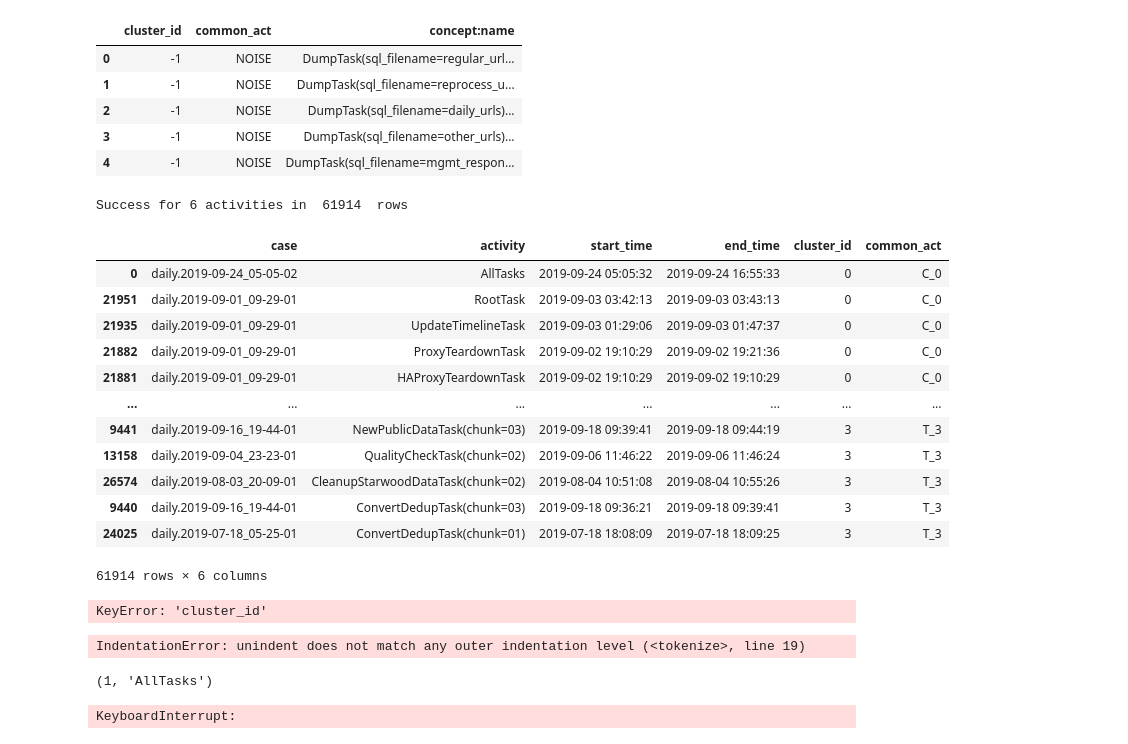
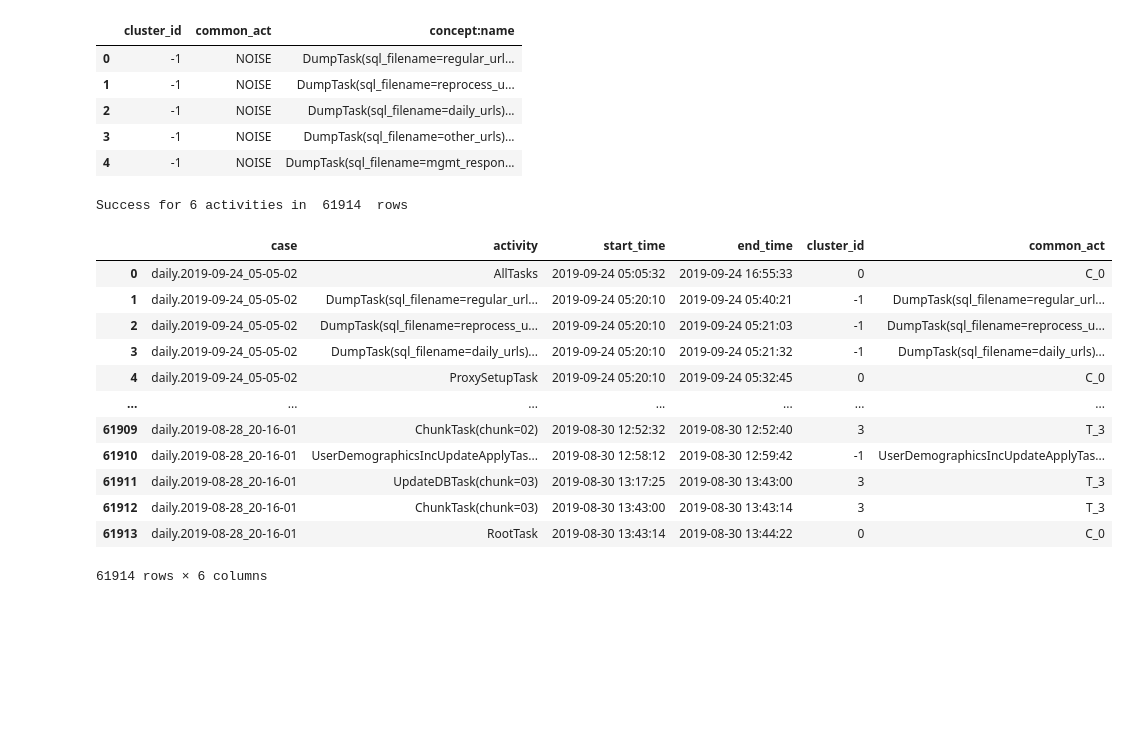
Before and after one commit to andreamalhera/perfSky, a Jupyter notebook: notebooks/activity_clustering.ipynb, the cells around one changed output. Cells and saved outputs as stored; diff of their text form; code cells hidden in the pictures; blank space fills up the shorter version.

Commit message:
Saves dbscan results

```diff
--- a/notebooks/activity_clustering.ipynb
+++ b/notebooks/activity_clustering.ipynb
@@ -464,7 +464,10 @@ No common activity for 50 activities in  61914  rows are empty.
 # DBSCAN
 # %%
 from sklearn.cluster import DBSCAN
-clustering = DBSCAN(eps=80, min_samples=10).fit(distance_matrix)
+MIN_SAMPLES = 10
+EPS=80
+
+clustering = DBSCAN(eps=EPS, min_samples=MIN_SAMPLES).fit(distance_matrix)
 clustered_obj = [a for a in clustering.labels_ if a > -1]
 print(len(clustered_obj))
 
@@ -553,77 +556,33 @@ new_names.head()
 # %%
 match = df.join(new_names.set_index('concept:name'),  on='concept:name')
 match.rename(columns={'case:concept:name':CASE_ID,
                    'concept:name':ACTIVITY_ID,
                    "time:timestamp": "start_timestamp"}, inplace=True)
 match = match[['case', 'activity', 'start_time',
        'end_time', 'cluster_id', 'common_act']]
 
 if len(match[match['common_act'].isnull()])==0:
     print("Success for",len(match['common_act'].unique()),"activities in ", len(match), " rows")
 
-match['start_time']=match['start_time'].apply(lambda x: str(x).split('+')[0])
-match['end_time']=match['end_time'].apply(lambda x: str(x).split('+')[0])
+match['start_time'] = match['start_time'].apply(lambda x: str(x).split('+')[0])
+match['end_time'] = match['end_time'].apply(lambda x: str(x).split('+')[0])
+match['common_act'] = match.apply(lambda x: x['activity'] if x['common_act']=='NOISE' else x['common_act'], axis=1)
 
-#match.to_csv("../../perfsky/data/clustered_agg_edit_"+str(N_CLUSTERS)+"_daily.csv", sep=";",index=False)
-match.sort_values(by='common_act')
+match.to_csv("../../perfsky/data/clustered_dbscan_"+DISTANCE+"_eps"+str(EPS)+"_ms"+str(MIN_SAMPLES)+"_daily.csv", sep=";",index=False)
+#match.sort_values(by='common_act')
+match
 # %% [output]
 Success for 6 activities in  61914  rows
 |  | case | activity | start_time | end_time | cluster_id | common_act |
 | 0 | daily.2019-09-24_05-05-02 | AllTasks | 2019-09-24 05:05:32 | 2019-09-24 16:55:33 | 0 | C_0 |
-| 21951 | daily.2019-09-01_09-29-01 | RootTask | 2019-09-03 03:42:13 | 2019-09-03 03:43:13 | 0 | C_0 |
-| 21935 | daily.2019-09-01_09-29-01 | UpdateTimelineTask | 2019-09-03 01:29:06 | 2019-09-03 01:47:37 | 0 | C_0 |
-| 21882 | daily.2019-09-01_09-29-01 | ProxyTeardownTask | 2019-09-02 19:10:29 | 2019-09-02 19:21:36 | 0 | C_0 |
-| 21881 | daily.2019-09-01_09-29-01 | HAProxyTeardownTask | 2019-09-02 19:10:29 | 2019-09-02 19:10:29 | 0 | C_0 |
+| 1 | daily.2019-09-24_05-05-02 | DumpTask(sql_filename=regular_url... | 2019-09-24 05:20:10 | 2019-09-24 05:40:21 | -1 | DumpTask(sql_filename=regular_url... |
+| 2 | daily.2019-09-24_05-05-02 | DumpTask(sql_filename=reprocess_u... | 2019-09-24 05:20:10 | 2019-09-24 05:21:03 | -1 | DumpTask(sql_filename=reprocess_u... |
+| 3 | daily.2019-09-24_05-05-02 | DumpTask(sql_filename=daily_urls)... | 2019-09-24 05:20:10 | 2019-09-24 05:21:32 | -1 | DumpTask(sql_filename=daily_urls)... |
+| 4 | daily.2019-09-24_05-05-02 | ProxySetupTask | 2019-09-24 05:20:10 | 2019-09-24 05:32:45 | 0 | C_0 |
 | ... | ... | ... | ... | ... | ... | ... |
-| 9441 | daily.2019-09-16_19-44-01 | NewPublicDataTask(chunk=03) | 2019-09-18 09:39:41 | 2019-09-18 09:44:19 | 3 | T_3 |
-| 13158 | daily.2019-09-04_23-23-01 | QualityCheckTask(chunk=02) | 2019-09-06 11:46:22 | 2019-09-06 11:46:24 | 3 | T_3 |
-| 26574 | daily.2019-08-03_20-09-01 | CleanupStarwoodDataTask(chunk=02) | 2019-08-04 10:51:08 | 2019-08-04 10:55:26 | 3 | T_3 |
-| 9440 | daily.2019-09-16_19-44-01 | ConvertDedupTask(chunk=03) | 2019-09-18 09:36:21 | 2019-09-18 09:39:41 | 3 | T_3 |
-| 24025 | daily.2019-07-18_05-25-01 | ConvertDedupTask(chunk=01) | 2019-07-18 18:08:09 | 2019-07-18 18:09:25 | 3 | T_3 |
+| 61909 | daily.2019-08-28_20-16-01 | ChunkTask(chunk=02) | 2019-08-30 12:52:32 | 2019-08-30 12:52:40 | 3 | T_3 |
+| 61910 | daily.2019-08-28_20-16-01 | UserDemographicsIncUpdateApplyTas... | 2019-08-30 12:58:12 | 2019-08-30 12:59:42 | -1 | UserDemographicsIncUpdateApplyTas... |
+| 61911 | daily.2019-08-28_20-16-01 | UpdateDBTask(chunk=03) | 2019-08-30 13:17:25 | 2019-08-30 13:43:00 | 3 | T_3 |
+| 61912 | daily.2019-08-28_20-16-01 | ChunkTask(chunk=03) | 2019-08-30 13:43:00 | 2019-08-30 13:43:14 | 3 | T_3 |
+| 61913 | daily.2019-08-28_20-16-01 | RootTask | 2019-08-30 13:43:14 | 2019-08-30 13:44:22 | 0 | C_0 |
 61914 rows × 6 columns
-# %%
-def flatten(l):
-    return [item for sublist in l for item in sublist]
-
-#df.groupby('cluster_id').agg({'count': 'sum', 'variant_list': lambda x: ' '.join(x), 'case_ids': lambda x: ' '.join(x)})
-df2 = df.groupby('cluster_id').agg({'count': 'sum', 'variant_list': lambda x: list(x), 'case_ids': lambda x: flatten(list(x))})
-df2["unique_variants"] = df2.apply(lambda x: len(x["variant_list"]), axis=1)
-df2
-# %% [output]
-KeyError: 'cluster_id'
-# %%
-def trace_clustering(variants, distance, clu_method):
-    distance_matrix, tid  = compute_distance_matrix(variants, distance)
-
-    if clu_method == "agglomerative":
-        clustering = AgglomerativeClustering(linkage=LINKAGE, affinity='precomputed', n_clusters=10).fit(distance_matrix)
-        clustering.labels_
-    elif clu_method == "dbscan":
-        clustering = DBSCAN(eps=3, min_samples=2).fit(distance_matrix)
-        clustering.labels_
-    else:
-        raise ValueError("Unknown distance")
-
-    traces_clusters_labeled = list(zip(clustering.labels_, tids))
-
-    return traces_clusters_labeled
-
-def get_cluster_table(tracs_clusters_labeled):
-    cluster_table = pd.DataFrame(tracs_clusters_labeled, columns = ['cluster_id', 'variant'])
-   cluster_table = cluster_table.set_index('variant').join(variants_table.set_index('variant'))
-    cluster_table["case_ids"] = cluster_table.apply(lambda x: [c.attributes['concept:name'] for c in pm4py.get_variants(log)[x.name]], axis=1)
-    df2 = cluster_table.groupby('cluster_id').agg({'count': 'sum', 'variant_list': lambda x: list(x), 'case_ids': lambda x: flatten(list(x))})
-    df2["unique_variants"] = df2.apply(lambda x: len(x["variant_list"]), axis=1)
-    return df2
-
-trace_clustering(variants, DISTANCE, ALGORITHM)
-# %% [output]
-IndentationError: unindent does not match any outer indentation level (<tokenize>, line 19)
-# %%
-for algo in ["agglomerative", "dbscan"]:
-    for dist in ["jaro", "dam_lev", "lev", "lcs", "edit", "lev"]:
-        traces_clusters_labeled = trace_clustering(variants, dist, algo)
-        print(traces_clusters_labeled[0])
-# %% [output]
-(1, 'AllTasks')
-KeyboardInterrupt:
```
Also changed, not shown: parts of 12 cells of this notebook.
